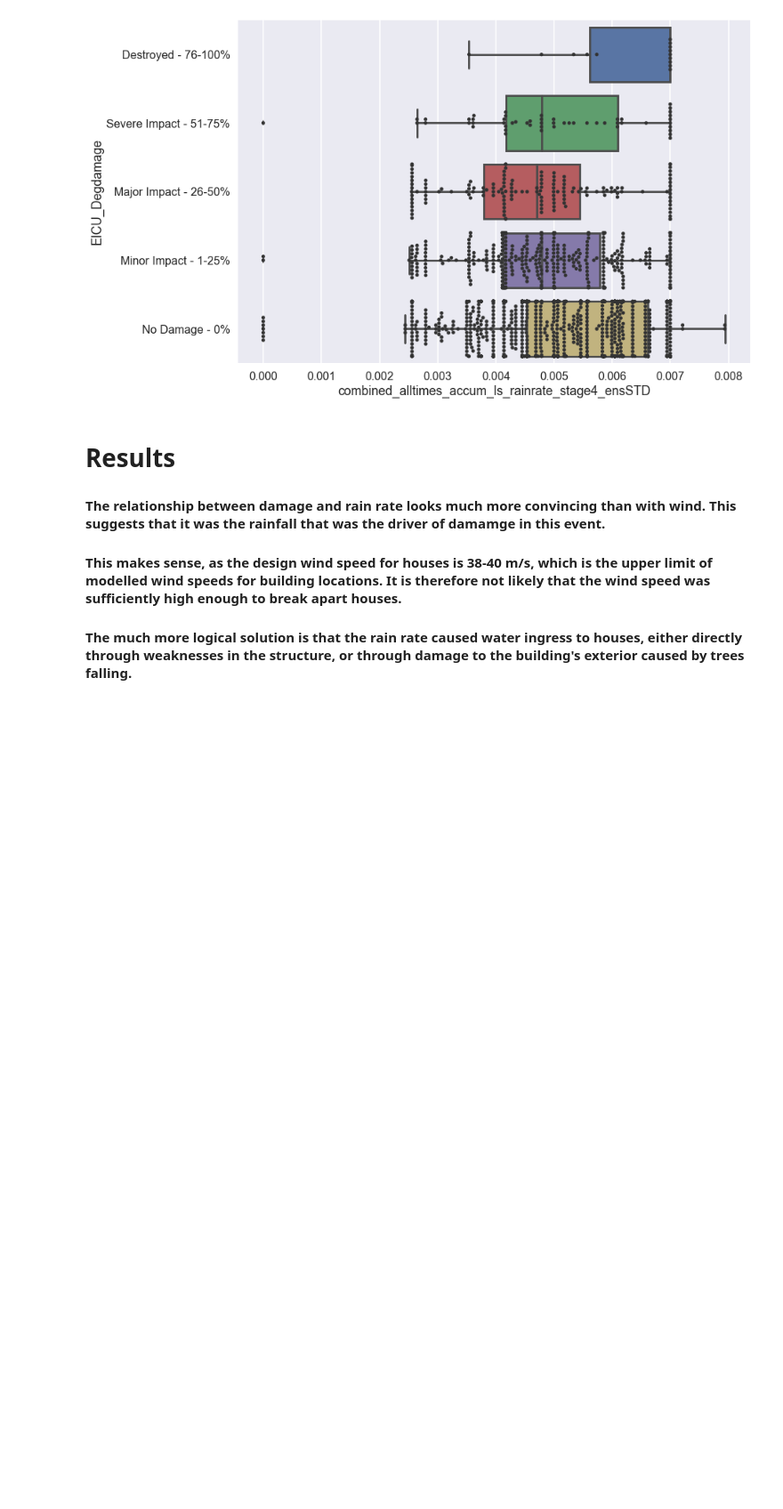
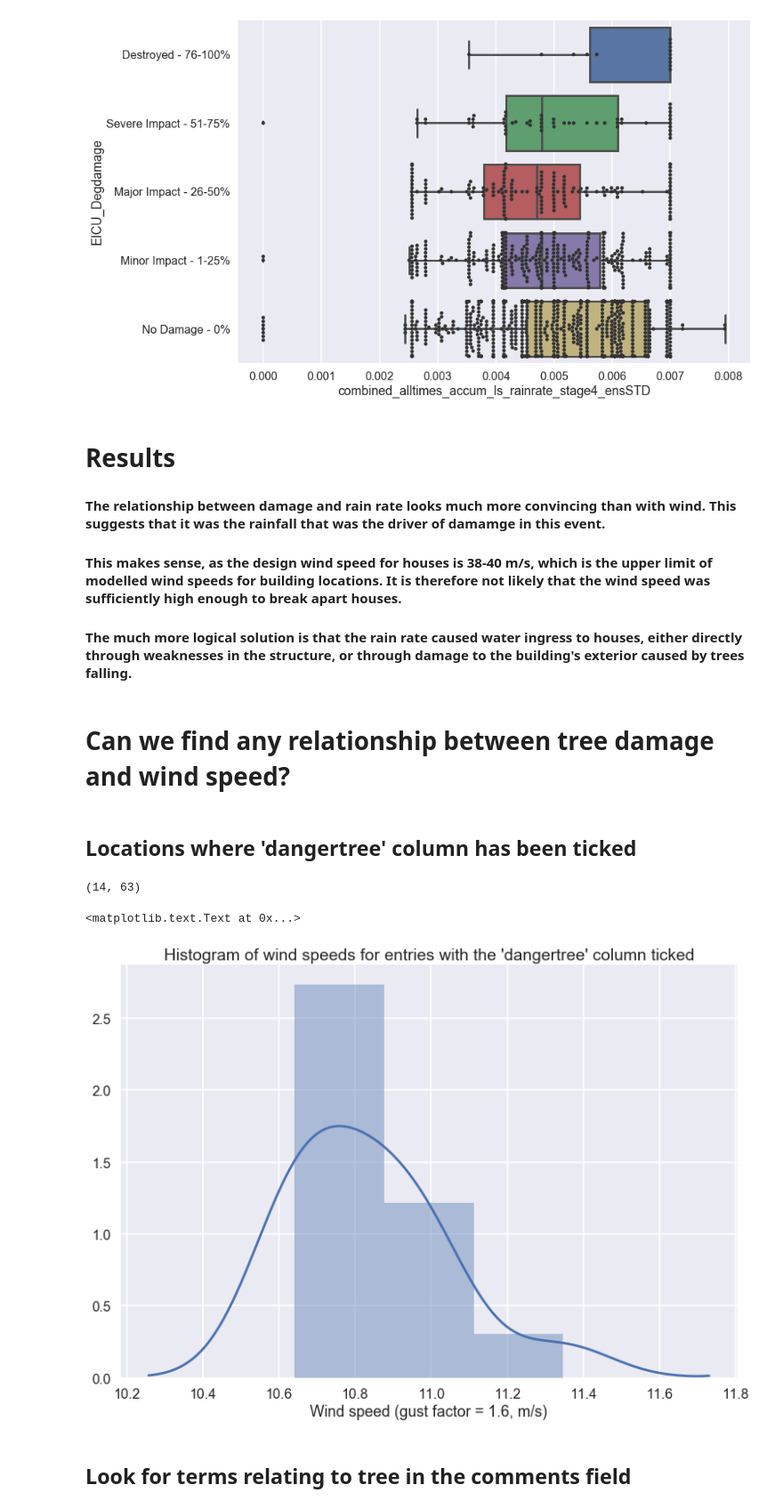
Before and after one commit to CEKrause/IPython_Notebooks, a Jupyter notebook: Rapid damage assessment survey data - Dungog ECL.ipynb, the cells around one changed output. Shown at 89% size. Drawn from its saved outputs; the diff is of its cells as text; code cells hidden in the pictures; blank space fills up the shorter version.

Commit message:
Added tree threshold assessment

```diff
--- a/Rapid damage assessment survey data - Dungog ECL.ipynb
+++ b/Rapid damage assessment survey data - Dungog ECL.ipynb
@@ -383,3 +383,21 @@ sns.swarmplot(y = "EICU_Degdamage", x = "combined_alltimes_accum_ls_rainrate_sta
 #### This makes sense, as the design wind speed for houses is 38-40 m/s, which is the upper limit of modelled wind speeds for building locations. It is therefore not likely that the wind speed was sufficiently high enough to break apart houses.
 
 #### The much more logical solution is that the rain rate caused water ingress to houses, either directly through weaknesses in the structure, or through damage to the building's exterior caused by trees falling.
+# %% [markdown]
+# Can we find any relationship between tree damage and wind speed?
+# %% [markdown]
+## Locations where 'dangertree' column has been ticked
+# %%
+tree_text = df[df['dangertree'].str.contains('Yes')]
+tree_text.shape
+# %% [output]
+(14, 63)
+# %%
+sns.distplot(tree_text.combined_alltimes_maxwind_stage4_ens12)
+plt.title('Histogram of wind speeds for entries with the \'dangertree\' column ticked')
+plt.xlabel('Wind speed (gust factor = 1.6, m/s)')
+# %% [output]
+<matplotlib.text.Text at 0x...>
+[figure, added]
+# %% [markdown]
+## Look for terms relating to tree in the comments field
```
Also changed, not shown: parts of 2 cells of this notebook.
